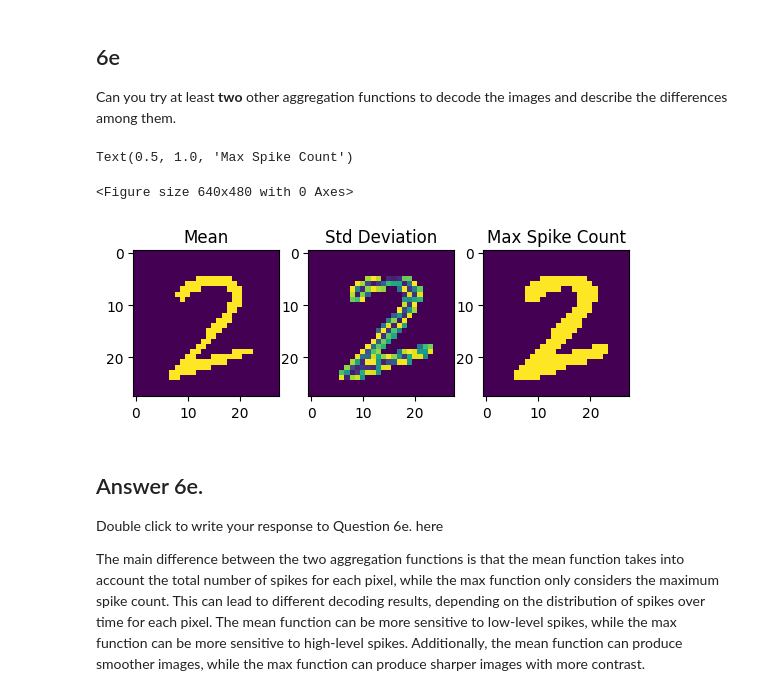
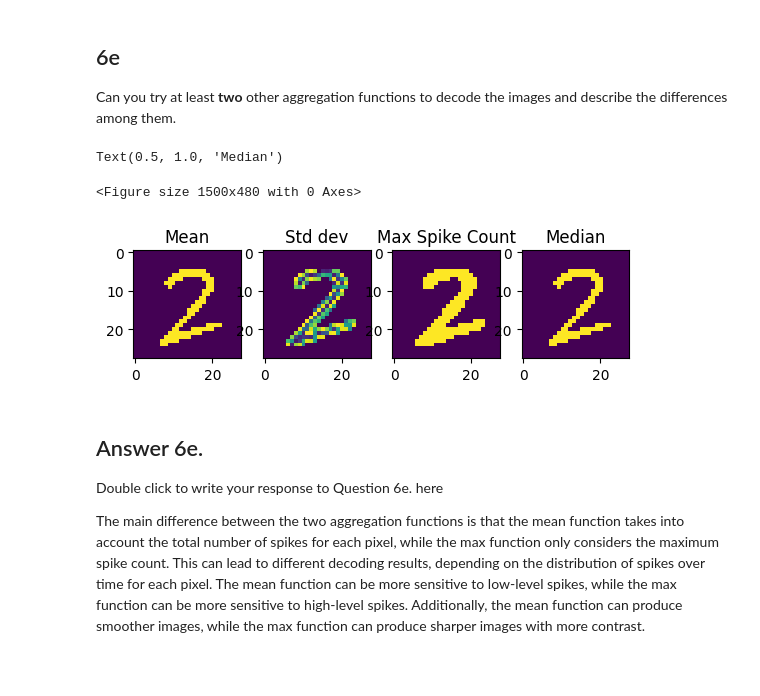
Before and after one commit to harmanpunn/525-BIC, a Jupyter notebook: Assignment 1/Assignment1/Assignment1_Questions.ipynb, the cells around one changed output. Drawn from its saved outputs; the diff is of its cells as text; code cells hidden in the pictures; blank space fills up the shorter version.

```diff
--- a/Assignment 1/Assignment1/Assignment1_Questions.ipynb
+++ b/Assignment 1/Assignment1/Assignment1_Questions.ipynb
@@ -603,39 +603,48 @@ def decode_mean(spike_train):
     # Threshold the mean spike counts to get the decoded pixel values
     decoded_image = (mean_spikes > 0.5) * 255
     return decoded_image.astype(int)
 
 def decode_max(spike_train):
     # Get the max spike count for each pixel across time
     max_spikes = np.max(spike_train, axis=2)
     # Threshold the max spike counts to get the decoded pixel values
     decoded_image = (max_spikes > 0.5) * 255
     return decoded_image.astype(int)
 
 def decode_std_dev(spike_train):
     std_spike = np.std(spike_train, axis=2)
     estimated_pixels = np.round(std_spike * 255)
     decoded_image = np.reshape(estimated_pixels, (28, 28))
     return decoded_image
 
+def decode_median(spike_train):
+    decoded_image = np.median(spike_train, axis=2)
+    decoded_image = (decoded_image > 0.5) * 255
+    return decoded_image.astype(int)
 
 #2 plot the results
-plt.figure()
-f, axarr = plt.subplots(1,3)
+plt.figure().set_figwidth(15)
+f, axarr = plt.subplots(1,4)
 decoded_mean = decode_mean(spike_encoded_img)
 decoded_max = decode_max(spike_encoded_img)
 decoded_std_dev = decode_std_dev(spike_encoded_img)
+decoded_median = decode_median(spike_encoded_img)
+
 axarr[0].imshow(decoded_mean)
 axarr[0].set_title('Mean')
 
 axarr[1].imshow(decoded_std_dev)
-axarr[1].set_title('Std Deviation')
+axarr[1].set_title('Std dev')
 
 axarr[2].imshow(decoded_max)
 axarr[2].set_title('Max Spike Count')
+
+axarr[3].imshow(decoded_median)
+axarr[3].set_title('Median')
 # %% [output]
-Text(0.5, 1.0, 'Max Spike Count')
+Text(0.5, 1.0, 'Median')
-<Figure size 640x480 with 0 Axes>
+<Figure size 1500x480 with 0 Axes>
-[figure, old version]
+[figure, new version]
 # %% [markdown]
 ## Answer 6e.
 Double click to write your response to Question 6e. here
```
